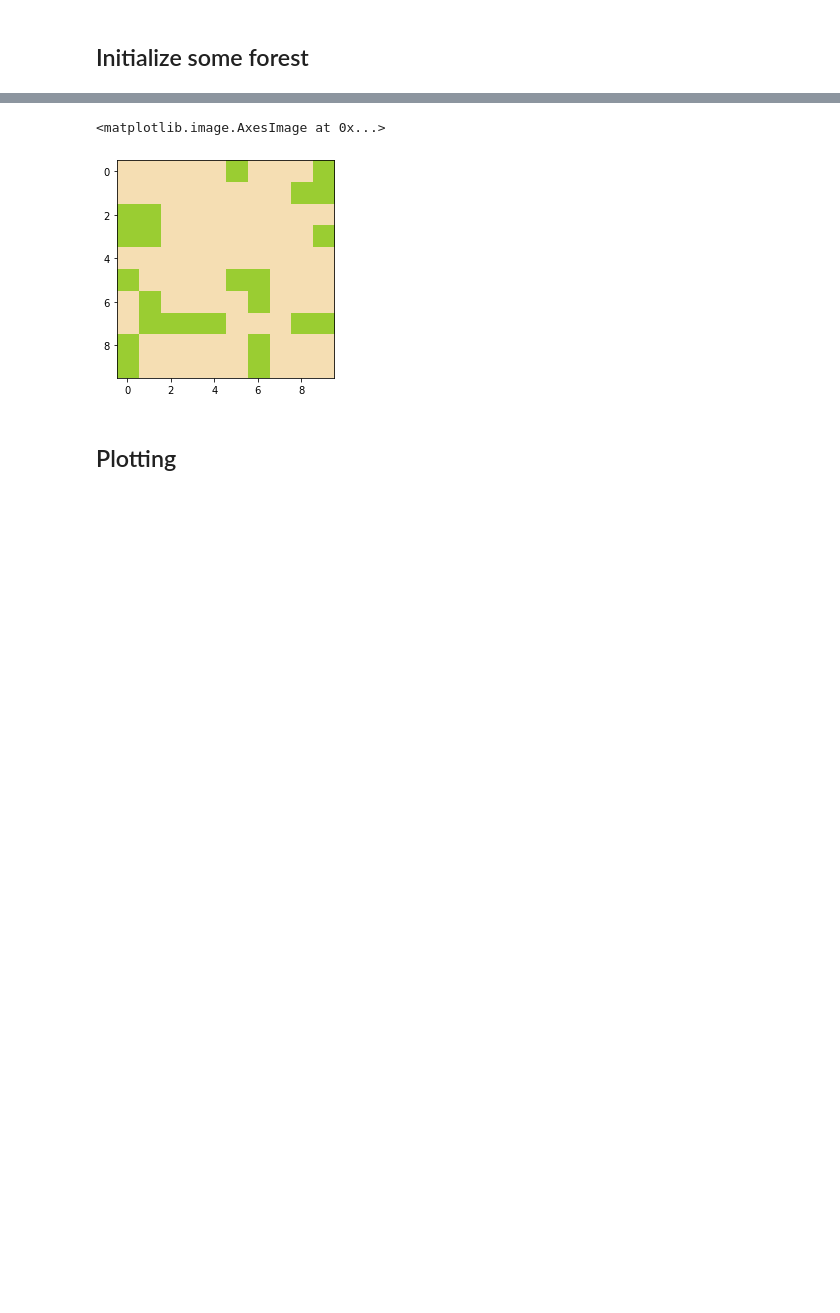
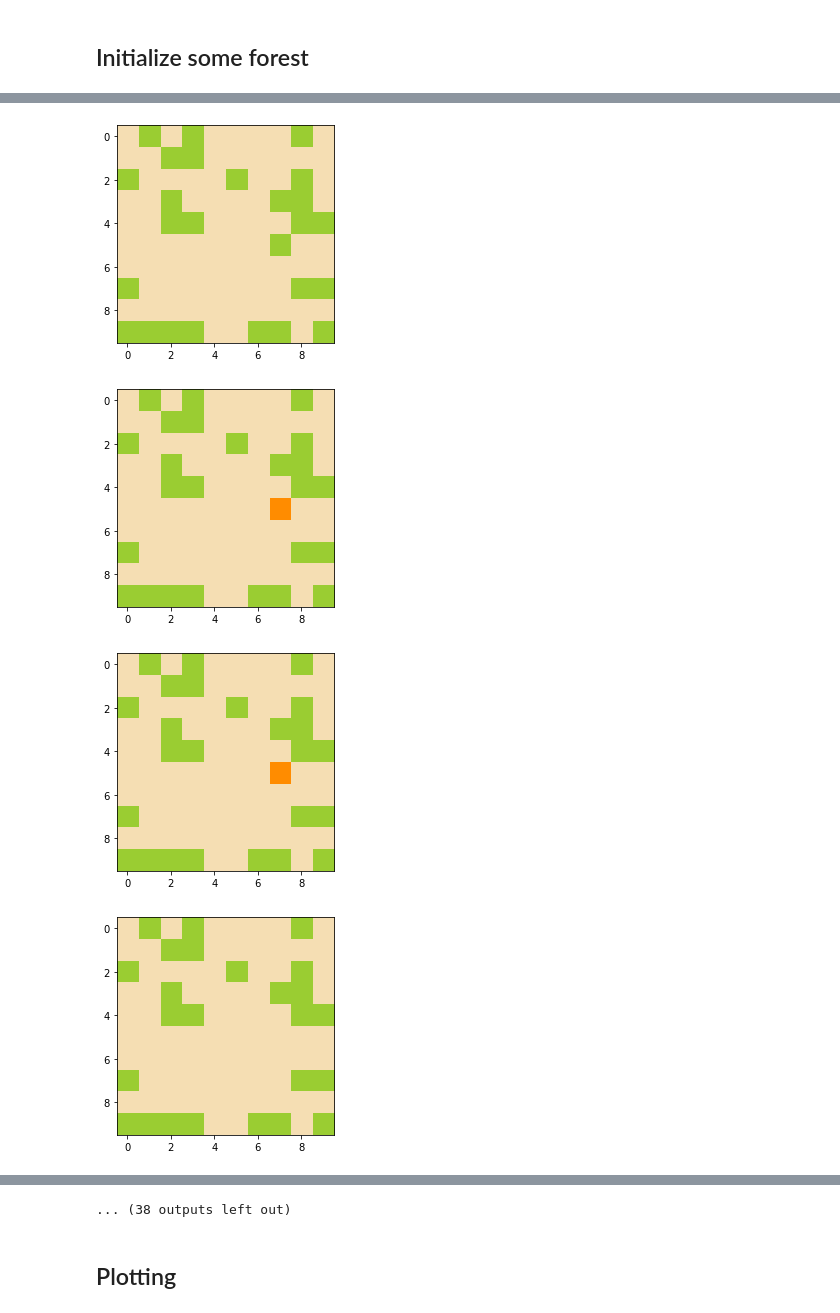
Before and after one commit to shw3ta/wildfires, a Jupyter notebook: jupyter/Wer_forest.ipynb, the cells around one changed output, grey strips where cells are left out. Cells and saved outputs as stored; diff of their text form; code cells hidden in the pictures; blank space fills up the shorter version.

```diff
--- a/jupyter/Wer_forest.ipynb
+++ b/jupyter/Wer_forest.ipynb
@@ -141,3 +145,9 @@ len(forest.grids)
 # %%
-plt.imshow(forest.grids[12], cmap=cmap)
+for i in range(0, 50):
+    plt.imshow(forest.grids[i], cmap=cmap, vmin = 0, vmax = 2)
+    plt.show()
 # %% [output]
+[figure, new version]
+[figure, added]
+[figure, added]
+[figure, added]
@@ -144,5 +162,4 @@ plt.imshow(forest.grids[12], cmap=cmap)
-<matplotlib.image.AxesImage at 0x...>
+... (38 outputs left out)
-[figure, old version]
 # %% [markdown]
 ## Plotting
 # %%
```
Also changed, not shown: parts of 5 cells of this notebook, 1 other file.
